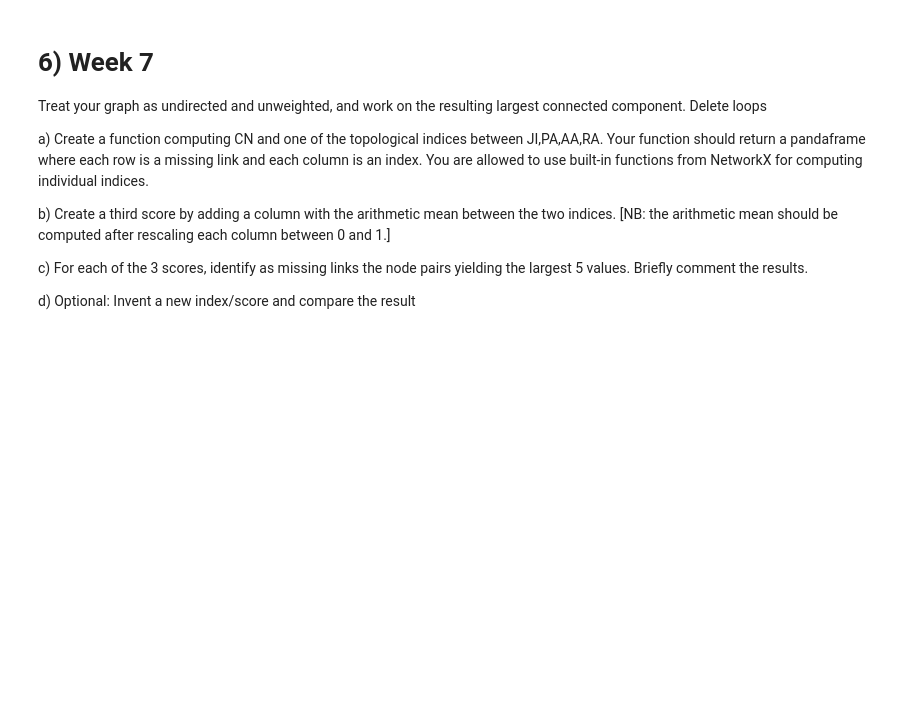
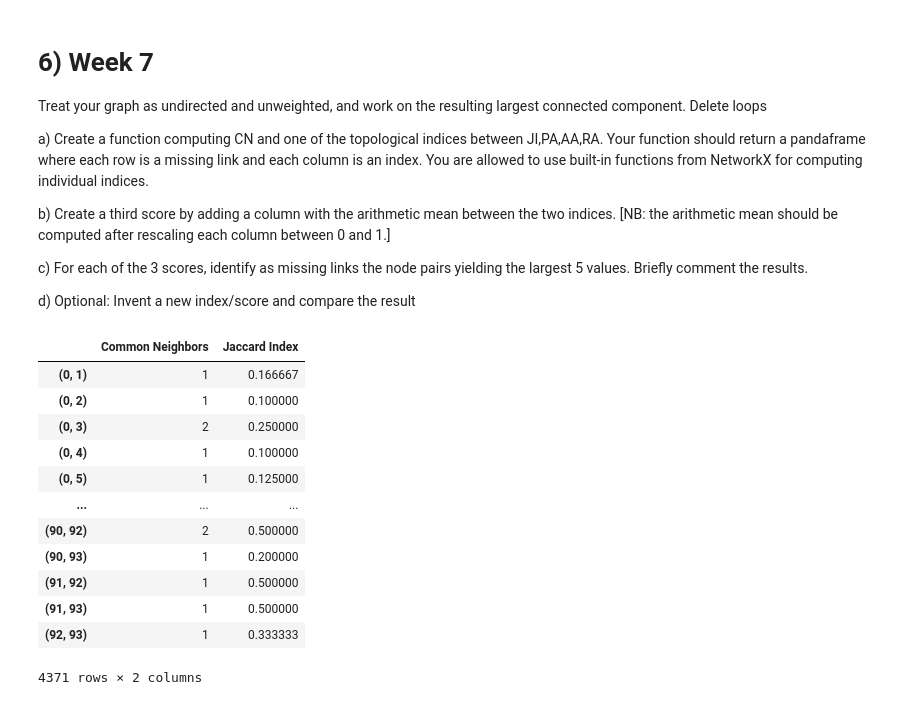
Before and after one commit to Dadd0/social-network-analysis-forrest-gump, a Jupyter notebook: forrest_gump.ipynb, the cells around one changed output. Saved outputs shown, nothing was run; the diff lists cells and outputs as text; code cells hidden in the pictures; blank space fills up the shorter version.

Commit message:
Computed CN and JI and buitl the pandas dataframe containing them

```diff
--- a/forrest_gump.ipynb
+++ b/forrest_gump.ipynb
@@ -670,0 +674,42 @@ d) Optional: Invent a new index/score and compare the result
+# %%
+def get_cn_values(G):
+    cn = {}
+    for node1, node2 in combinations(G.nodes(), 2):
+        common_neighbors = len(list(nx.common_neighbors(G, node1, node2)))
+        cn[(node1, node2)] = common_neighbors
+    return cn
+
+
+def get_ji_values(G):
+    jaccard_index = {}
+    jaccard_index_packed = nx.jaccard_coefficient(G, [(node1, node2) for node1, node2 in combinations(G.nodes(), 2)])
+
+    for u,v,p in jaccard_index_packed:
+        jaccard_index_value = p
+        jaccard_index[(u, v)] = jaccard_index_value
+    return jaccard_index
+# %%
+common_neighbors = get_cn_values(G)
+jaccard_index = get_ji_values(G)
+
+index = list(common_neighbors.keys()) # the index to use in our dataframe, since the combination of nodes are the same we only compute it once here
+# %%
+cn_ser = pd.Series(common_neighbors.values(), index = index)
+ji_ser = pd.Series(jaccard_index.values(), index = index)
+
+df = pd.DataFrame({"Common Neighbors": cn_ser, "Jaccard Index":ji_ser})
+df
+# %% [output]
+|  | Common Neighbors | Jaccard Index |
+| (0, 1) | 1 | 0.166667 |
+| (0, 2) | 1 | 0.100000 |
+| (0, 3) | 2 | 0.250000 |
+| (0, 4) | 1 | 0.100000 |
+| (0, 5) | 1 | 0.125000 |
+| ... | ... | ... |
+| (90, 92) | 2 | 0.500000 |
+| (90, 93) | 1 | 0.200000 |
+| (91, 92) | 1 | 0.500000 |
+| (91, 93) | 1 | 0.500000 |
+| (92, 93) | 1 | 0.333333 |
+4371 rows × 2 columns
```
Also changed, not shown: parts of 3 cells of this notebook.
